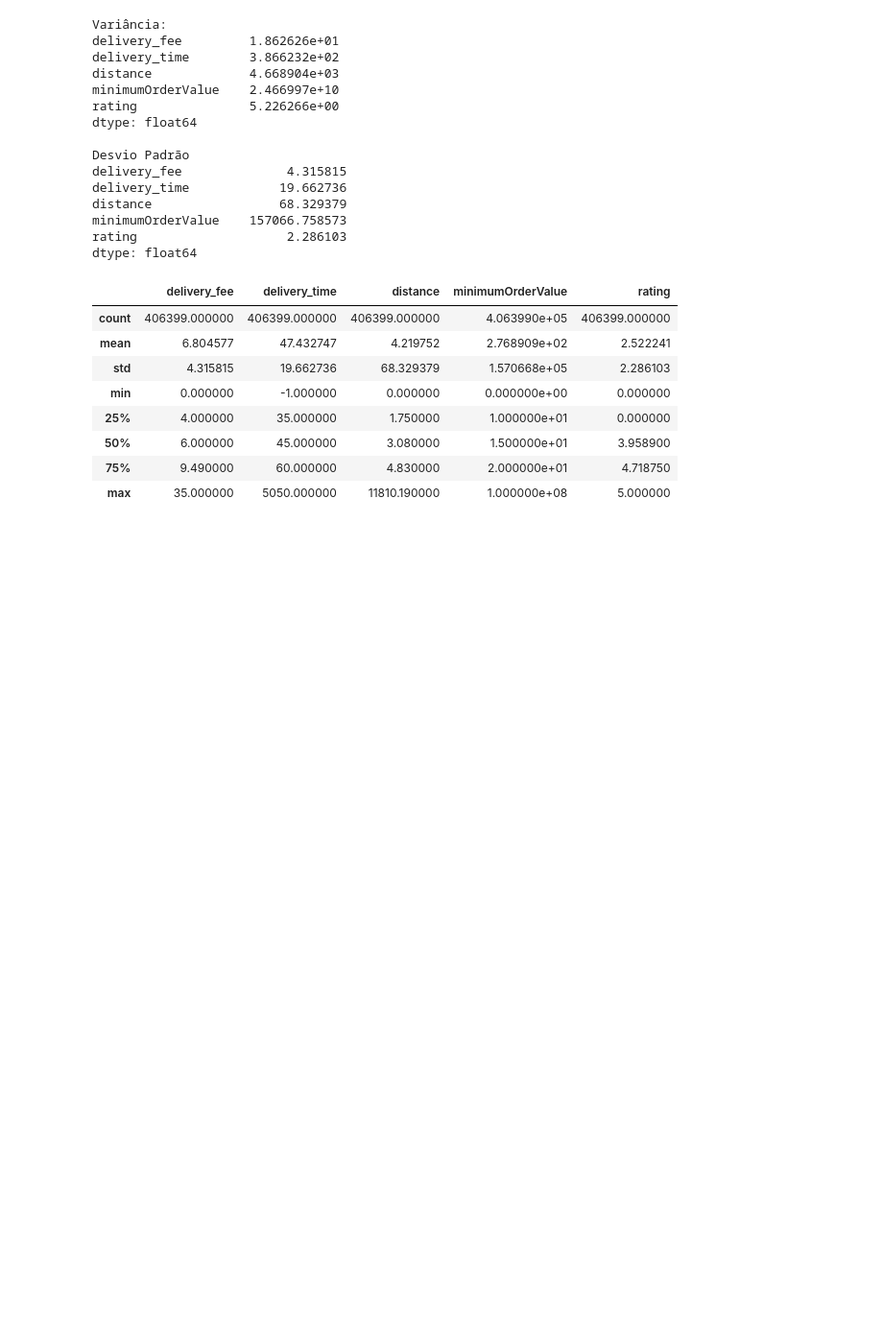
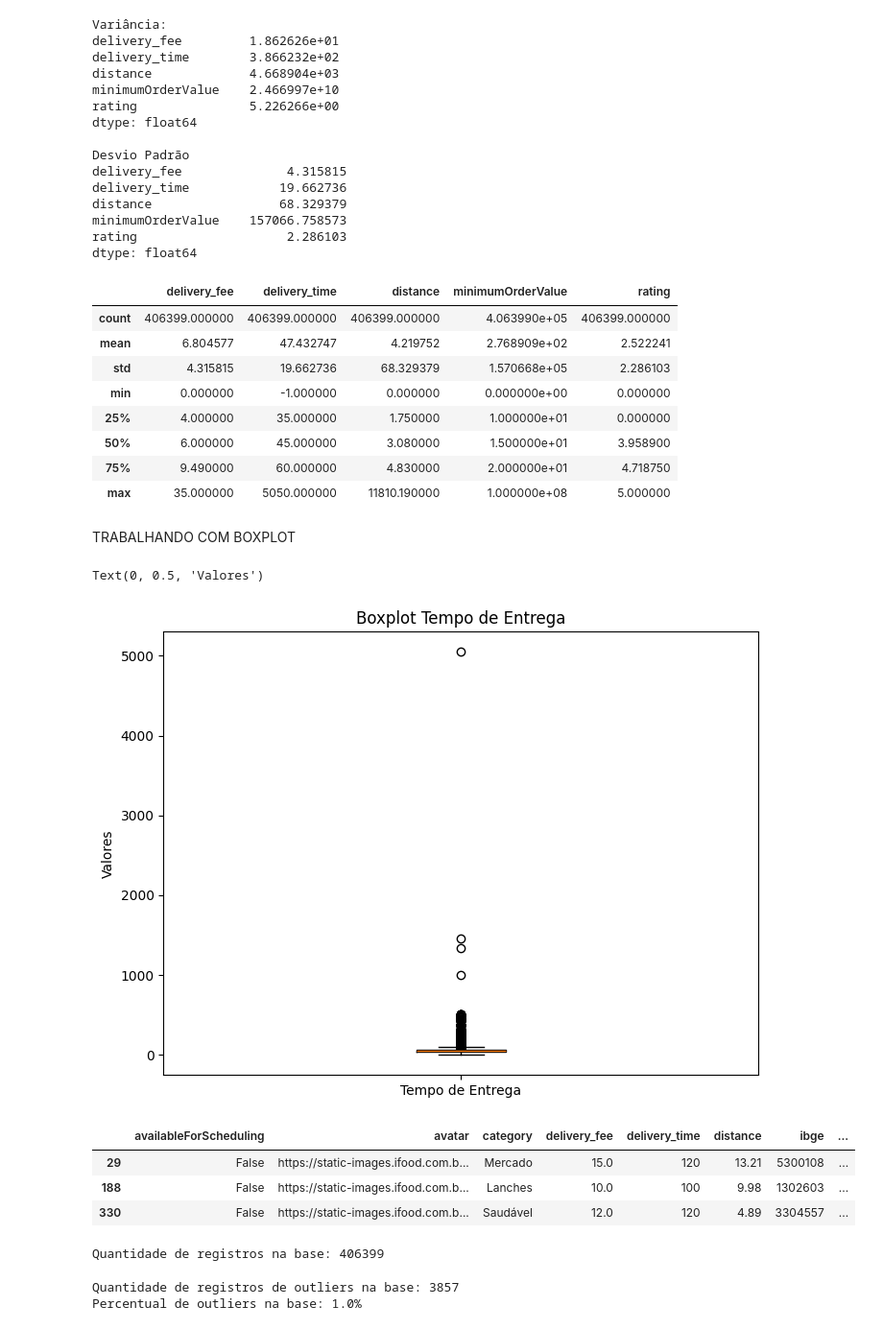
Before and after one commit to thiagolir4/Estatistica_Descritiva_Python, a Jupyter notebook: medidas_estatisticas/medidas_estatisticas.ipynb, the cells around one changed output. Shown at 96% size. Cells and saved outputs as stored; diff of their text form; code cells hidden in the pictures; blank space fills up the shorter version.

Commit message:
entendendo sobre quartis, sua utilidade e como sua aplicação facilita o entendimento do boxplot e como definir os outliers

```diff
--- a/medidas_estatisticas/medidas_estatisticas.ipynb
+++ b/medidas_estatisticas/medidas_estatisticas.ipynb
@@ -293,3 +293,13 @@ df[numericas].describe()
 | 50% | 6.000000 | 45.000000 | 3.080000 | 1.500000e+01 | 3.958900 |
 | 75% | 9.490000 | 60.000000 | 4.830000 | 2.000000e+01 | 4.718750 |
 | max | 35.000000 | 5050.000000 | 11810.190000 | 1.000000e+08 | 5.000000 |
+# %% [markdown]
+TRABALHANDO COM BOXPLOT
+# %%
+plt.figure(figsize=(8,6))
+plt.boxplot(df['delivery_time'], labels =['Tempo de Entrega'])
+plt.title('Boxplot Tempo de Entrega')
+plt.ylabel('Valores')
+# %% [output]
+Text(0, 0.5, 'Valores')
+[figure, added]
@@ -295,0 +315,17 @@ df[numericas].describe()
+# %%
+df_out.head(3)
+# %% [output]
+|  | availableForScheduling | avatar | category | delivery_fee | delivery_time | distance | ibge | ... |
+| 29 | False | https://static-images.ifood.com.b... | Mercado | 15.0 | 120 | 13.21 | 5300108 | ... |
+| 188 | False | https://static-images.ifood.com.b... | Lanches | 10.0 | 100 | 9.98 | 1302603 | ... |
+| 330 | False | https://static-images.ifood.com.b... | Saudável | 12.0 | 120 | 4.89 | 3304557 | ... |
+# %%
+print(f'Quantidade de registros na base: {len(df)}')
+# %% [output]
+Quantidade de registros na base: 406399
+# %%
+print(f'Quantidade de registros de outliers na base: {len(df_out)}')
+print(f'Percentual de outliers na base: {np.round(100*len(df_out)/len(df),0)}%')
+# %% [output]
+Quantidade de registros de outliers na base: 3857
+Percentual de outliers na base: 1.0%
```
Also changed, not shown: parts of 4 cells of this notebook.
